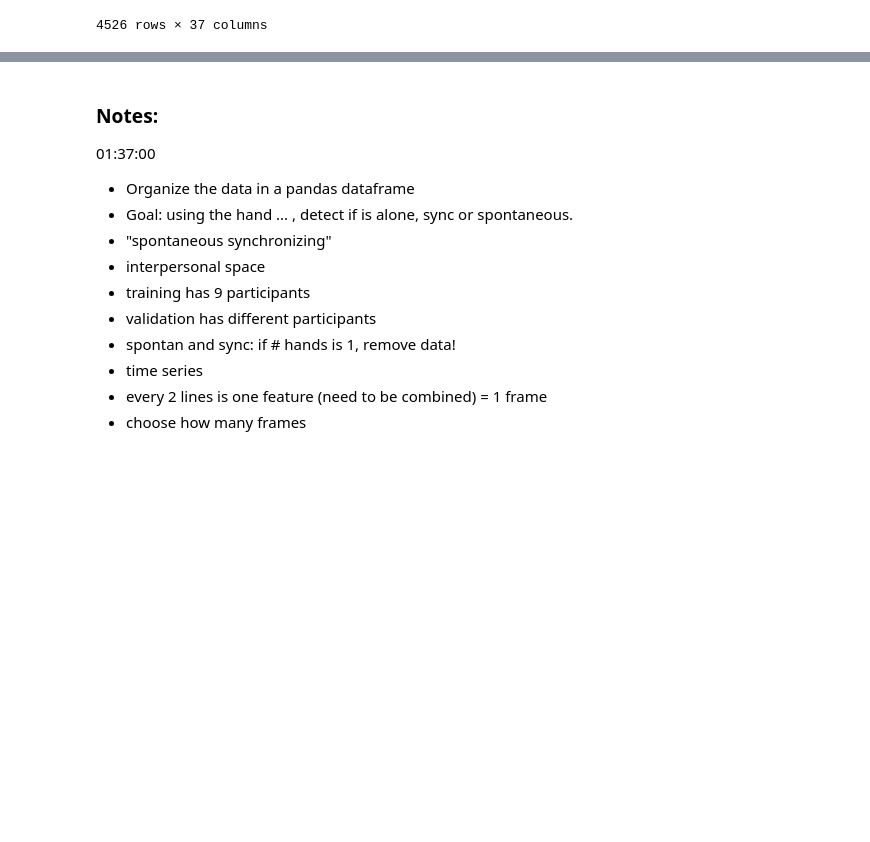
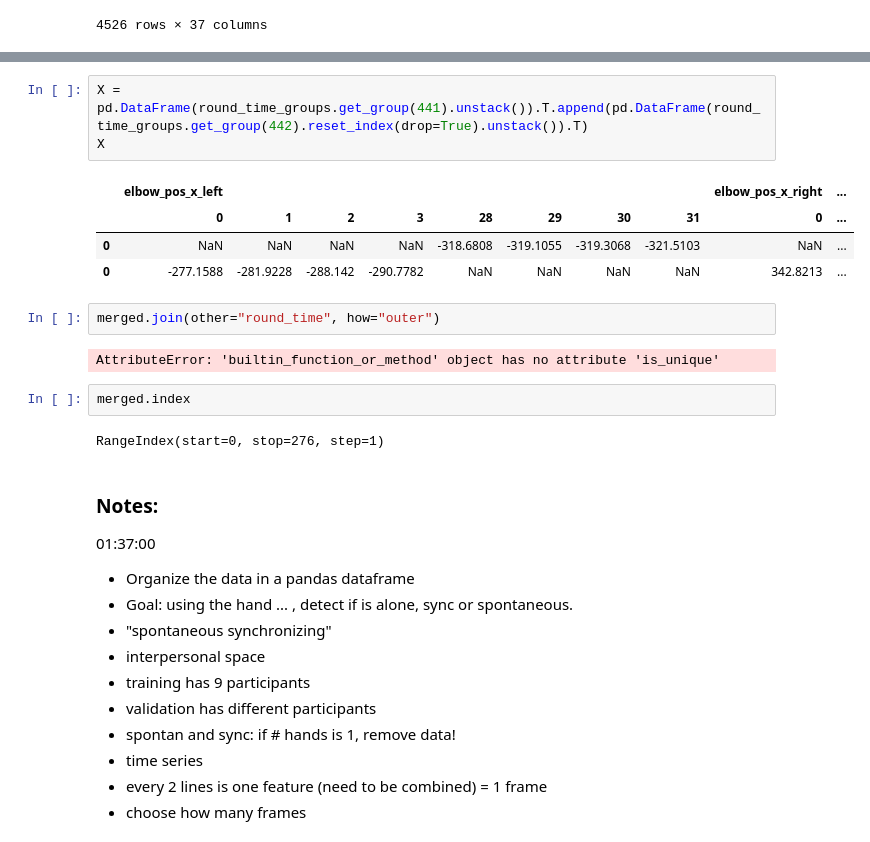
Before and after one commit to adiy55/1SB-Final-Project, a Jupyter notebook: 1SB ML Interpersonal Physical Alignment.ipynb, the cells around one changed output, grey strips where cells are left out. Saved outputs shown, nothing was run; the diff lists cells and outputs as text; blank space fills up the shorter version.

```diff
--- a/1SB ML Interpersonal Physical Alignment.ipynb
+++ b/1SB ML Interpersonal Physical Alignment.ipynb
@@ -148,3 +218,19 @@ AttributeError: 'DataFrame' object has no attribute 'time'
+# %%
+X = pd.DataFrame(round_time_groups.get_group(441).unstack()).T.append(pd.DataFrame(round_time_groups.get_group(442).reset_index(drop=True).unstack()).T)
+X
+# %% [output]
+|  | elbow_pos_x_left |  |  |  |  |  |  |  | elbow_pos_x_right | ... |
+|  | 0 | 1 | 2 | 3 | 28 | 29 | 30 | 31 | 0 | ... |
+| 0 | NaN | NaN | NaN | NaN | -318.6808 | -319.1055 | -319.3068 | -321.5103 | NaN | ... |
+| 0 | -277.1588 | -281.9228 | -288.142 | -290.7782 | NaN | NaN | NaN | NaN | 342.8213 | ... |
+# %%
+merged.join(other="round_time", how="outer")
+# %% [output]
+AttributeError: 'builtin_function_or_method' object has no attribute 'is_unique'
+# %%
+merged.index
+# %% [output]
+RangeIndex(start=0, stop=276, step=1)
 # %% [markdown]
 ### Notes:
 
```
Also changed, not shown: parts of 15 cells of this notebook.
